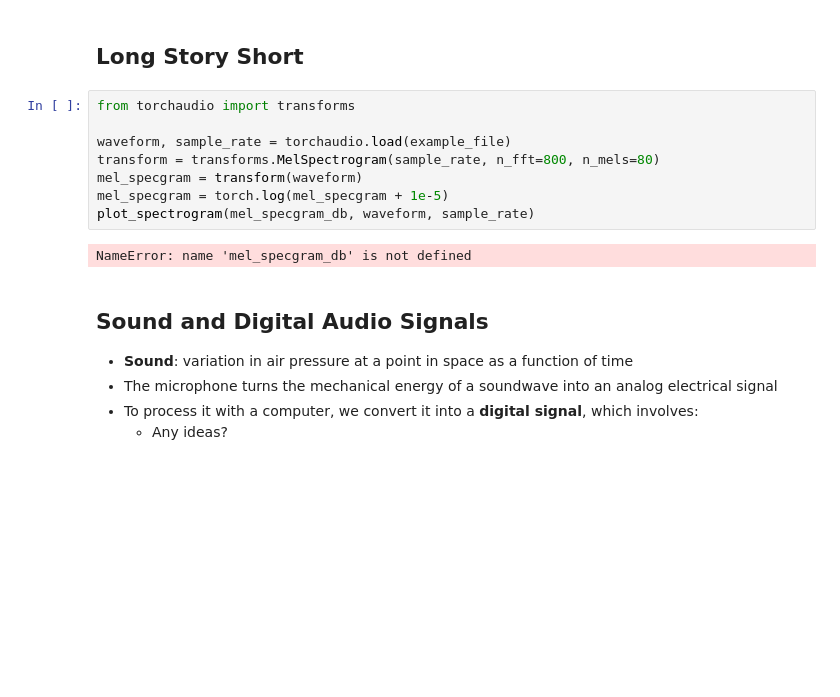
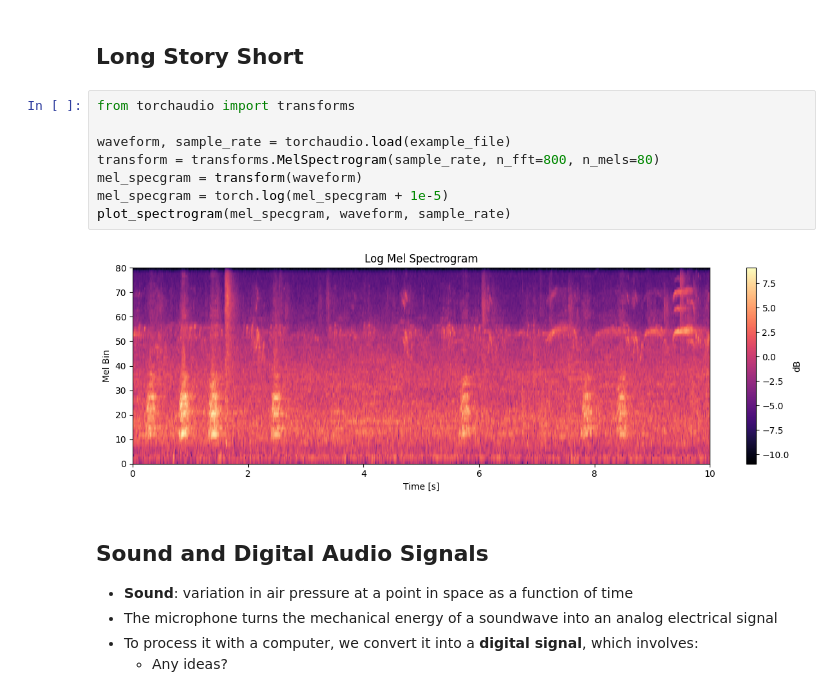
Before and after one commit to fschmid56/malach24, a Jupyter notebook: notebooks/slides.ipynb, the cells around one changed output. Drawn from its saved outputs; the diff is of its cells as text; blank space fills up the shorter version.

```diff
--- a/notebooks/slides.ipynb
+++ b/notebooks/slides.ipynb
@@ -345,13 +345,13 @@ wav_plot(example_wav, sr)
 # %%
 from torchaudio import transforms
 
 waveform, sample_rate = torchaudio.load(example_file)
 transform = transforms.MelSpectrogram(sample_rate, n_fft=800, n_mels=80)
 mel_specgram = transform(waveform)
 mel_specgram = torch.log(mel_specgram + 1e-5)
-plot_spectrogram(mel_specgram_db, waveform, sample_rate)
+plot_spectrogram(mel_specgram, waveform, sample_rate)
 # %% [output]
-NameError: name 'mel_specgram_db' is not defined
+[figure, added]
 # %% [markdown]
 ## Sound and Digital Audio Signals
 
```
Also changed, not shown: parts of 13 cells of this notebook.
